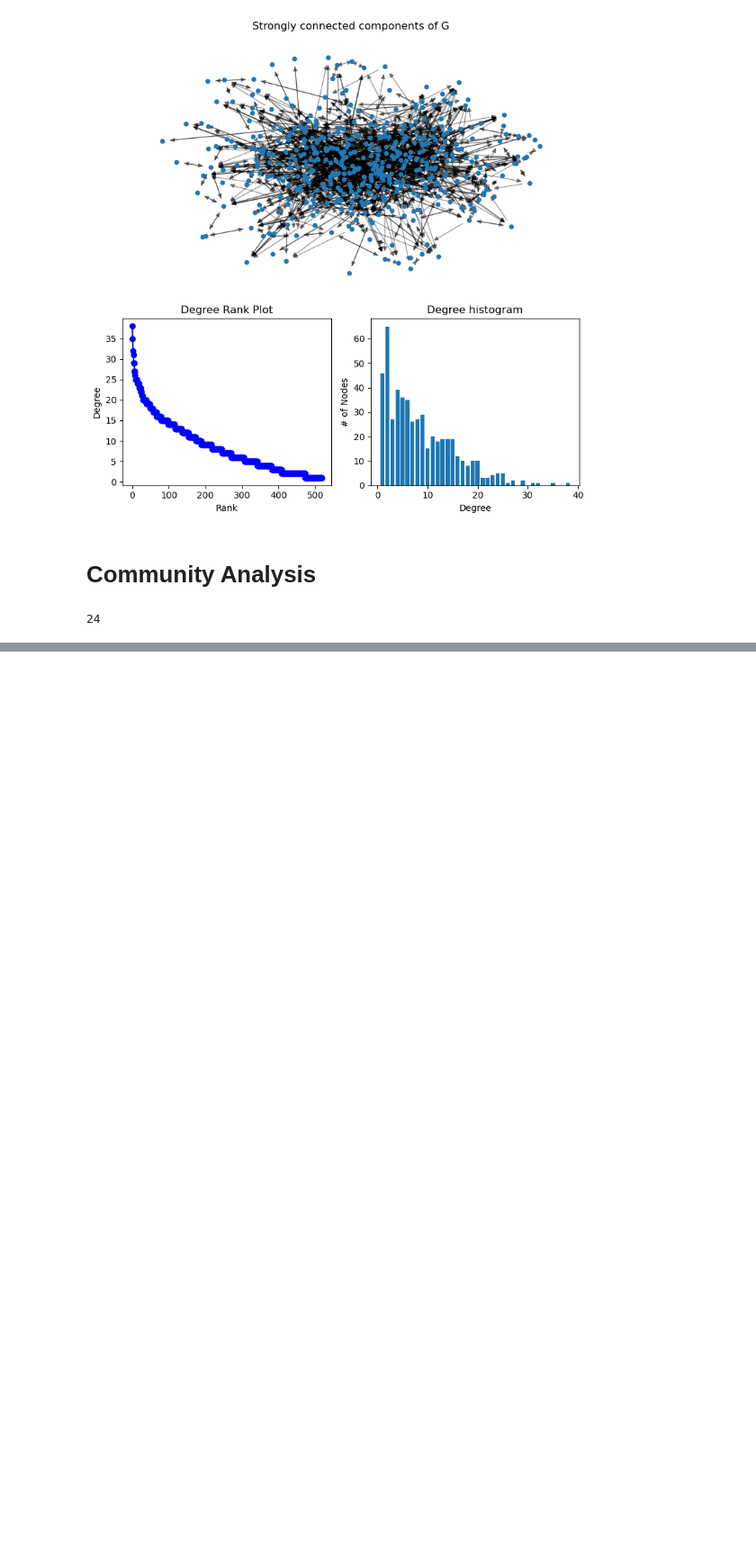
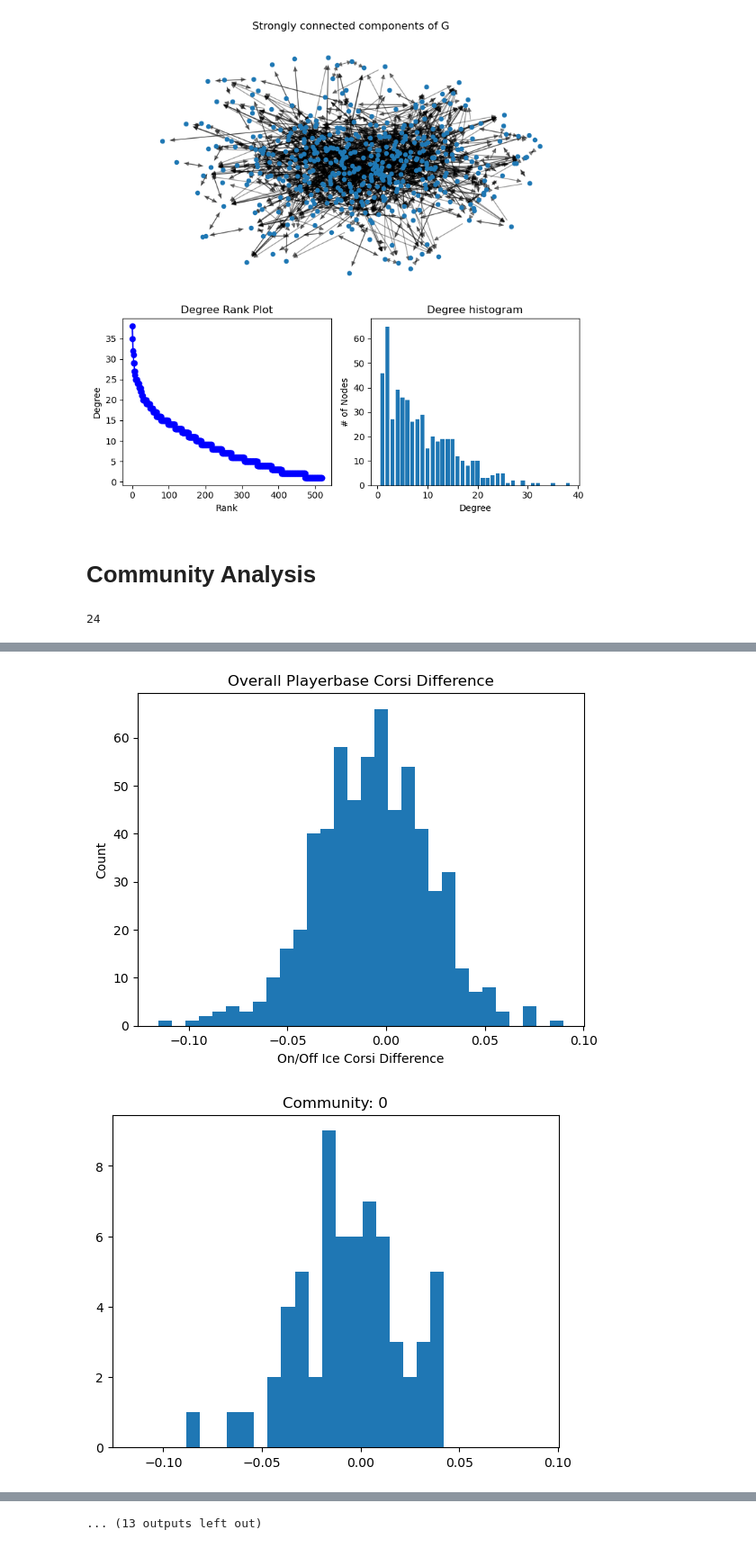
Before and after one commit to emmettcollings/nhl-linemate-network, a Jupyter notebook: src/defense-networks/defense-positive.ipynb, the cells around one changed output, grey strips where cells are left out. Shown at 90% size. Cells and saved outputs as stored; diff of their text form; code cells hidden in the pictures; blank space fills up the shorter version.

```diff
--- a/src/defense-networks/defense-positive.ipynb
+++ b/src/defense-networks/defense-positive.ipynb
@@ -171,0 +214,24 @@ nx.write_gexf(G, 'defense-positive.gexf')
+# %%
+# Plot on/off corsi diff of entire playerbase
+corsi_diffs = players_df["on_off_corsi_diff"].values
+n , bins, patches = plt.hist(corsi_diffs, 30)
+plt.xlabel("On/Off Ice Corsi Difference")
+plt.ylabel("Count")
+plt.title("Overall Playerbase Corsi Difference")
+plt.show()
+
+# Plot corsi distribution of each community individually
+graph_corsi_diffs = dict(G.nodes(data="on_off_corsi_diff", default=1))
+i = 0
+for community in greedy_communities:
+    players_corsi = []
+    for player in community:
+        players_corsi.append(graph_corsi_diffs[player])
+    plt.hist(players_corsi, bins)
+    title = "Community: " + str(i)
+    plt.title(title)
+    plt.show()
+    i += 1
+# %% [output]
+[figure, added]
+[figure, added]
@@ -171,0 +248 @@ nx.write_gexf(G, 'defense-positive.gexf')
+... (13 outputs left out)
```
Also changed, not shown: parts of 6 cells of this notebook, 3 other files.
